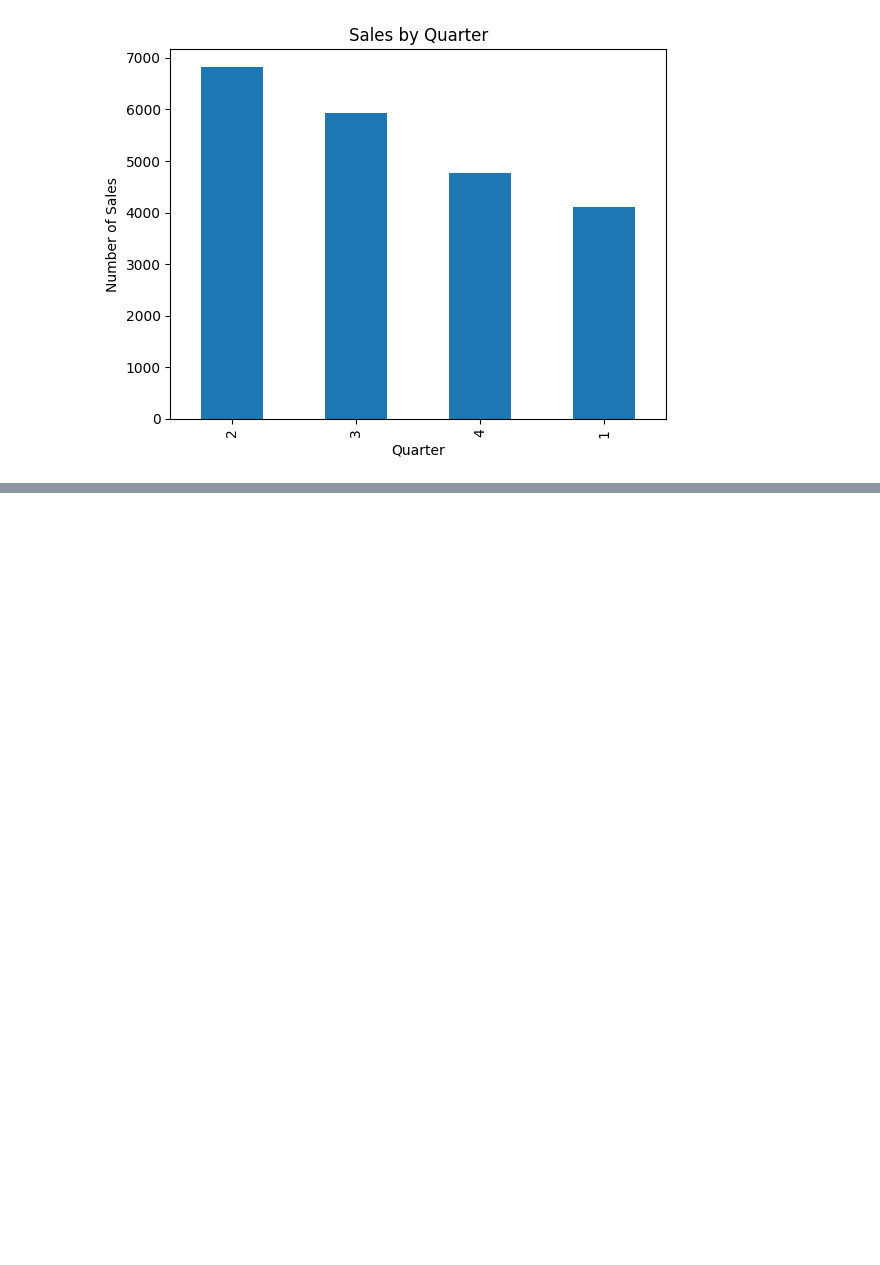
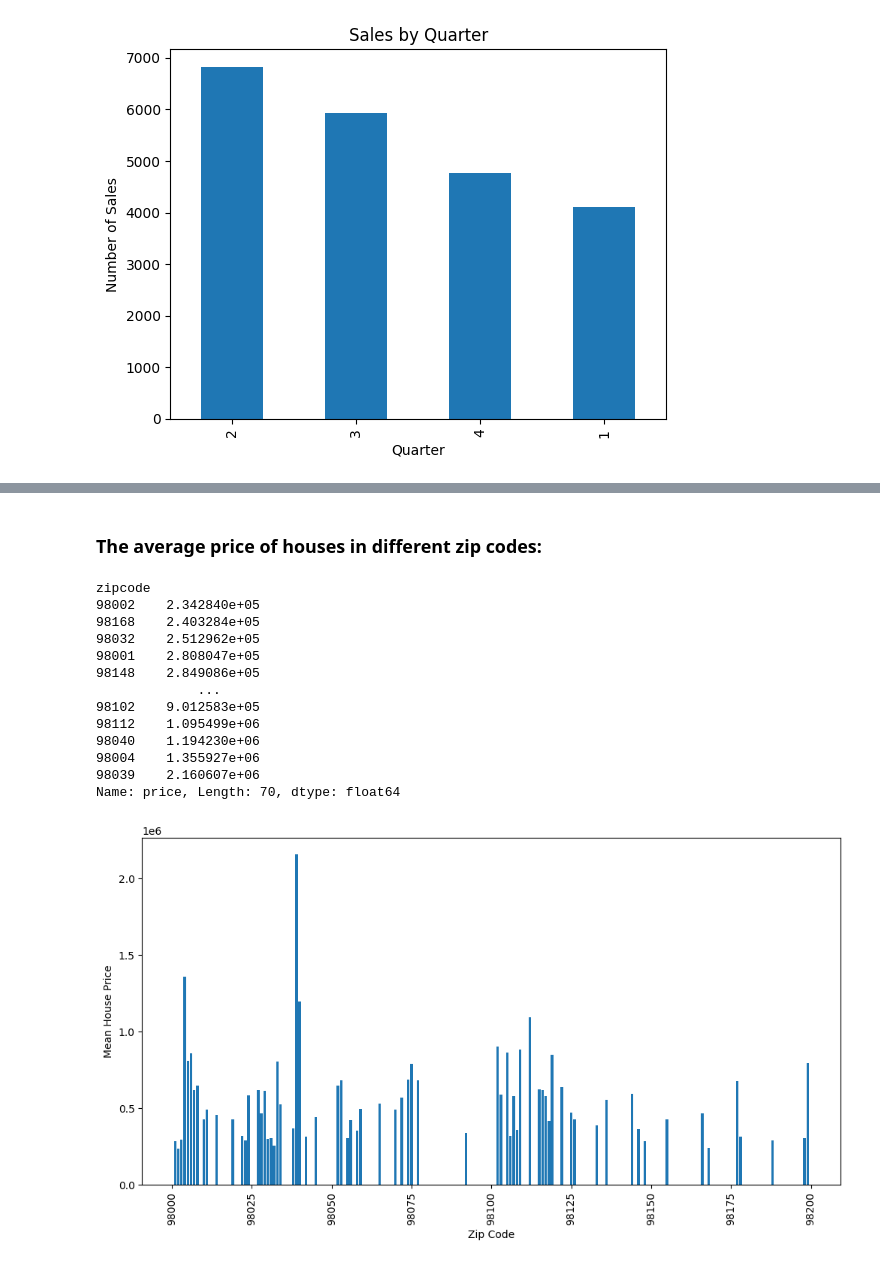
Before and after one commit to YaqoobD/KC_houses_data_Analysis, a Jupyter notebook: houses_sale.ipynb, the cells around one changed output, grey strips where cells are left out. Drawn from its saved outputs; the diff is of its cells as text; code cells hidden in the pictures; blank space fills up the shorter version.

```diff
--- a/houses_sale.ipynb
+++ b/houses_sale.ipynb
@@ -278,0 +313,29 @@ plt.show()
+# %% [markdown]
+### The average price of houses in different zip codes:
+# %%
+# Group data by zip code and calculate mean house price for each group
+zip_price = sales.groupby('zipcode').mean()['price'].sort_values()
+print(zip_price)
+
+# Plot mean house price for each zip code
+plt.figure(figsize=(12,6))
+plt.bar(zip_price.index, zip_price.values)
+plt.xticks(rotation=90)
+plt.xlabel('Zip Code')
+plt.ylabel('Mean House Price')
+plt.show()
+# %% [output]
+zipcode
+98002    2.342840e+05
+98168    2.403284e+05
+98032    2.512962e+05
+98001    2.808047e+05
+98148    2.849086e+05
+             ...
+98102    9.012583e+05
+98112    1.095499e+06
+98040    1.194230e+06
+98004    1.355927e+06
+98039    2.160607e+06
+Name: price, Length: 70, dtype: float64
+[figure, added]
```
Also changed, not shown: parts of 15 cells of this notebook.
